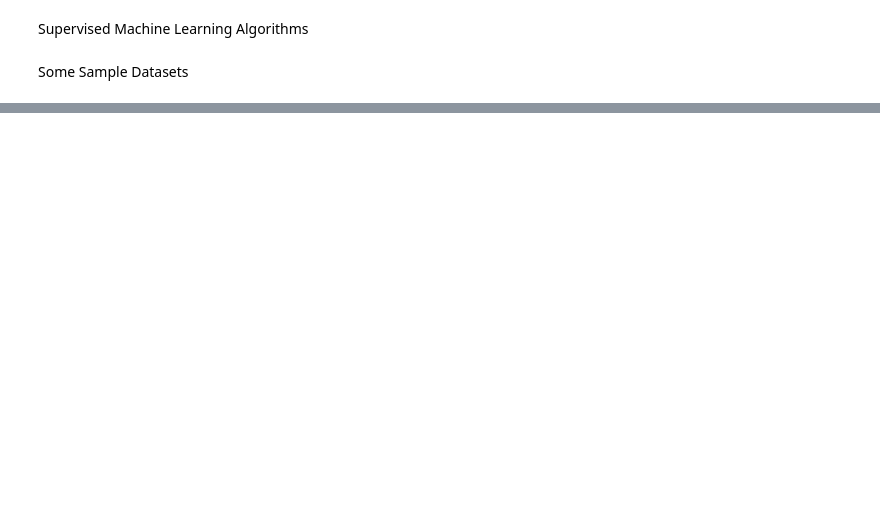
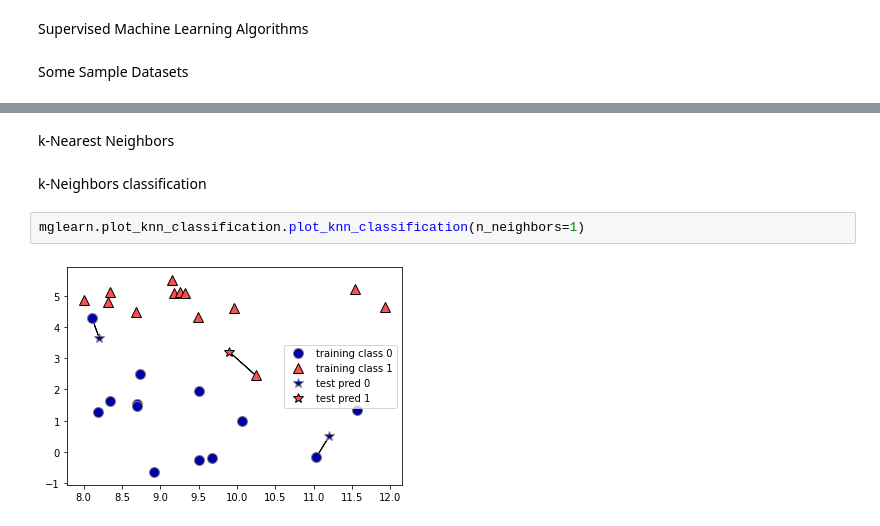
Before and after one commit to dlegoues/introduction_to_ml_with_python, a Jupyter notebook: 02-supervised-learning.ipynb, the cells around one changed output, grey strips where cells are left out. Saved outputs shown, nothing was run; the diff lists cells and outputs as text; blank space fills up the shorter version.

```diff
--- a/02-supervised-learning.ipynb
+++ b/02-supervised-learning.ipynb
@@ -22,0 +98,8 @@ X.shape: (26, 2)
+# %% [markdown]
+k-Nearest Neighbors
+# %% [markdown]
+k-Neighbors classification
+# %%
+mglearn.plot_knn_classification.plot_knn_classification(n_neighbors=1)
+# %% [output]
+[figure, added]
```
Also changed, not shown: parts of 22 cells of this notebook.
